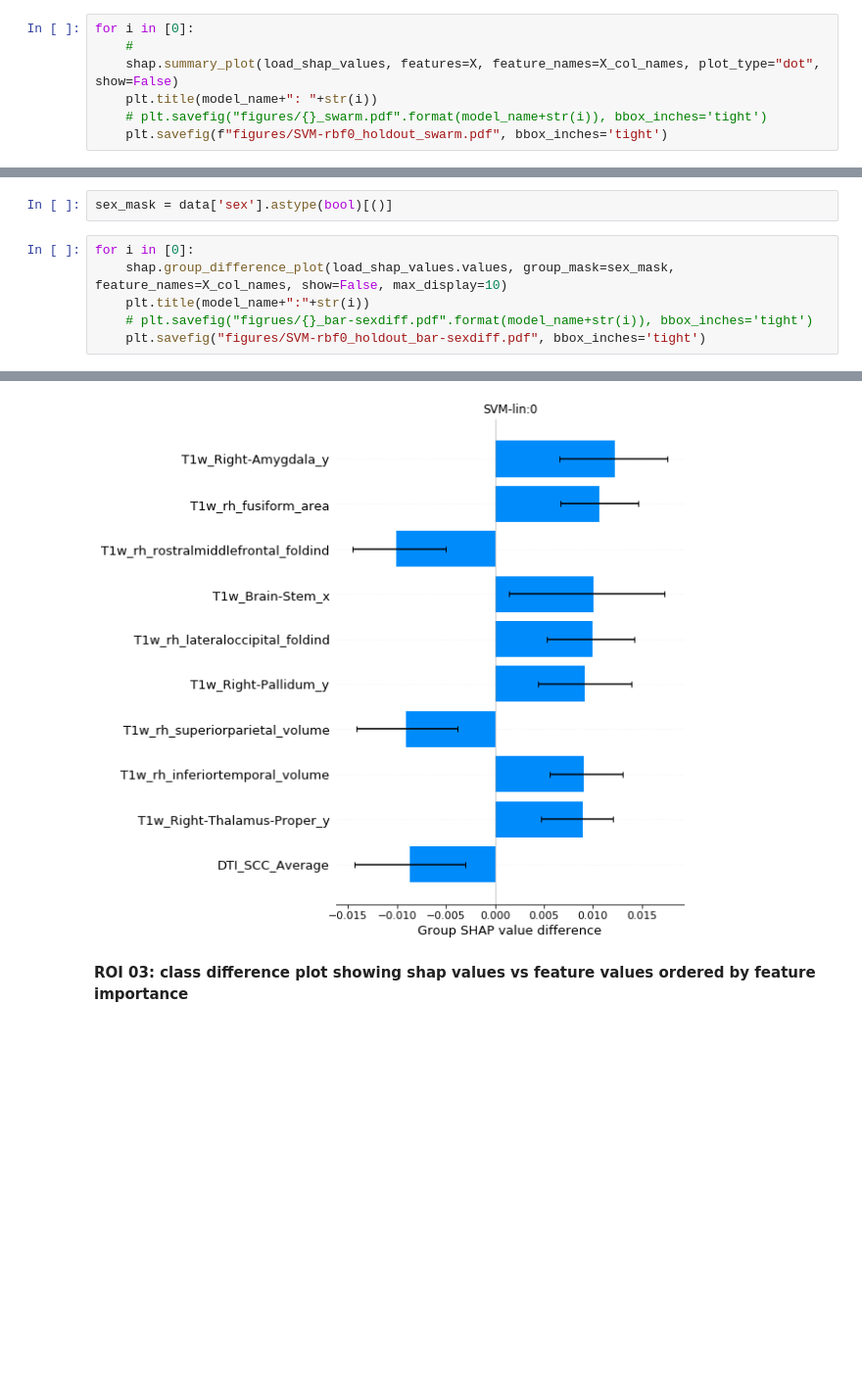
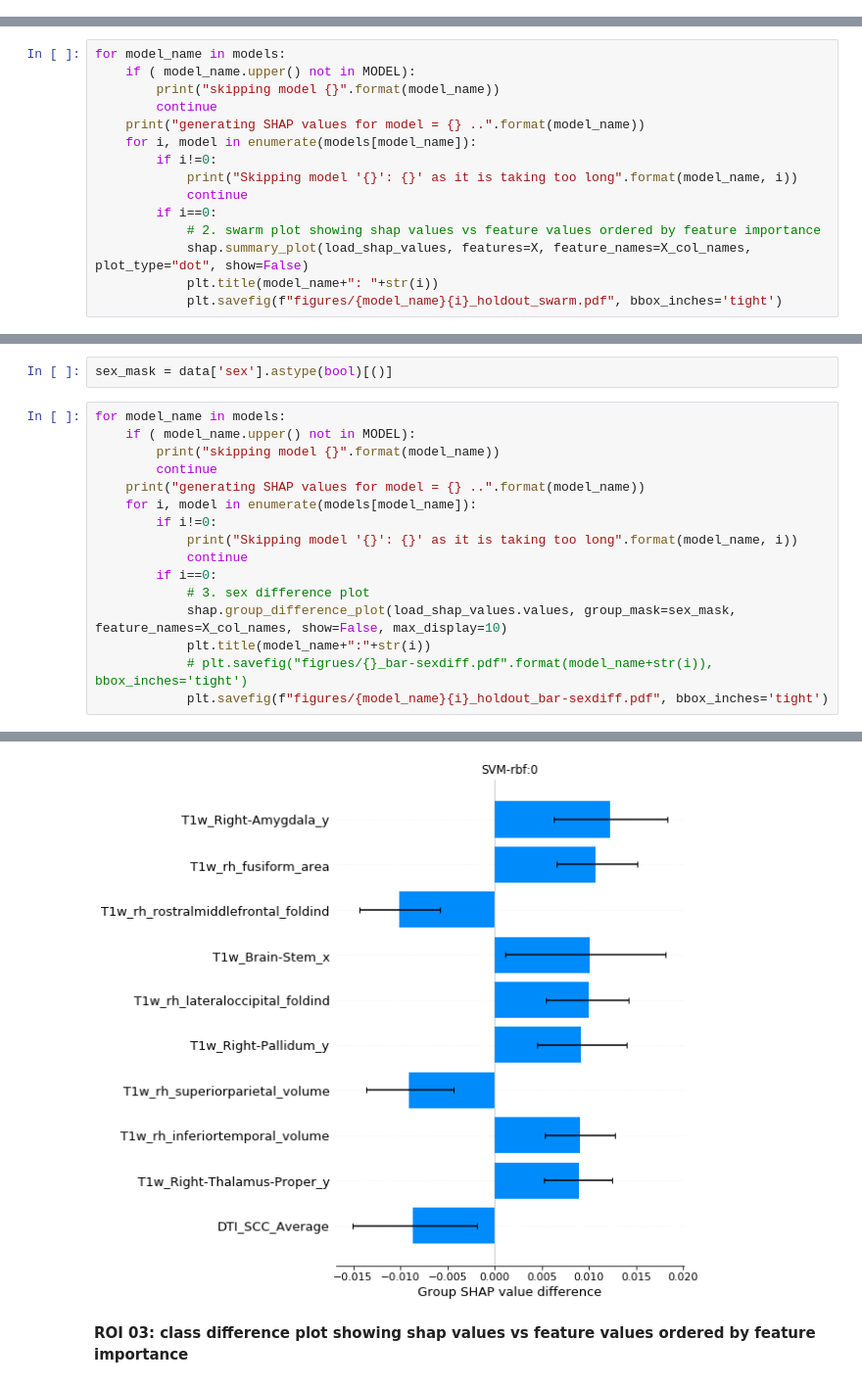
Before and after one commit to jihoonkim2100/imagen_post_hoc_analysis, a Jupyter notebook: imagen_VS.ipynb, the cells around one changed output, grey strips where cells are left out. Shown at 98% size. Saved outputs shown, nothing was run; the diff lists cells and outputs as text; blank space fills up the shorter version.

```diff
--- a/imagen_VS.ipynb
+++ b/imagen_VS.ipynb
@@ -65,10 +83,3 @@ for i in [0]:
 [figure]
 # %% [markdown]
 <b> ROI 02: swarm plot showing shap values vs feature values ordered by feature importance </b>
-# %%
-for i in [0]:
-    #
-    shap.summary_plot(load_shap_values, features=X, feature_names=X_col_names, plot_type="dot", show=False)
-    plt.title(model_name+": "+str(i))
-    # plt.savefig("figures/{}_swarm.pdf".format(model_name+str(i)), bbox_inches='tight')
-    plt.savefig(f"figures/SVM-rbf0_holdout_swarm.pdf", bbox_inches='tight')
@@ -76,0 +86,15 @@ for i in [0]:
+# %%
+for model_name in models:
+    if ( model_name.upper() not in MODEL):
+        print("skipping model {}".format(model_name))
+        continue
+    print("generating SHAP values for model = {} ..".format(model_name))
+    for i, model in enumerate(models[model_name]):
+        if i!=0:
+            print("Skipping model '{}': {}' as it is taking too long".format(model_name, i))
+            continue
+        if i==0:
+            # 2. swarm plot showing shap values vs feature values ordered by feature importance
+            shap.summary_plot(load_shap_values, features=X, feature_names=X_col_names, plot_type="dot", show=False)
+            plt.title(model_name+": "+str(i))
+            plt.savefig(f"figures/{model_name}{i}_holdout_swarm.pdf", bbox_inches='tight')
@@ -79,9 +115,19 @@ for i in [0]:
 # %%
 sex_mask = data['sex'].astype(bool)[()]
 # %%
-for i in [0]:
-    shap.group_difference_plot(load_shap_values.values, group_mask=sex_mask, feature_names=X_col_names, show=False, max_display=10)
-    plt.title(model_name+":"+str(i))
-    # plt.savefig("figrues/{}_bar-sexdiff.pdf".format(model_name+str(i)), bbox_inches='tight')
-    plt.savefig("figures/SVM-rbf0_holdout_bar-sexdiff.pdf", bbox_inches='tight')
+for model_name in models:
+    if ( model_name.upper() not in MODEL):
+        print("skipping model {}".format(model_name))
+        continue
+    print("generating SHAP values for model = {} ..".format(model_name))
+    for i, model in enumerate(models[model_name]):
+        if i!=0:
+            print("Skipping model '{}': {}' as it is taking too long".format(model_name, i))
+            continue
+        if i==0:
+            # 3. sex difference plot
+            shap.group_difference_plot(load_shap_values.values, group_mask=sex_mask, feature_names=X_col_names, show=False, max_display=10)
+            plt.title(model_name+":"+str(i))
+            # plt.savefig("figrues/{}_bar-sexdiff.pdf".format(model_name+str(i)), bbox_inches='tight')
+            plt.savefig(f"figures/{model_name}{i}_holdout_bar-sexdiff.pdf", bbox_inches='tight')
 # %% [output]
@@ -88,4 +144,4 @@ for i in [0]:
-[figure, old version]
+[figure, new version]
 # %% [markdown]
 <b> ROI 03: class difference plot showing shap values vs feature values ordered by feature importance </b>
 # %%
```
Also changed, not shown: parts of 17 cells of this notebook, 14 other files.
